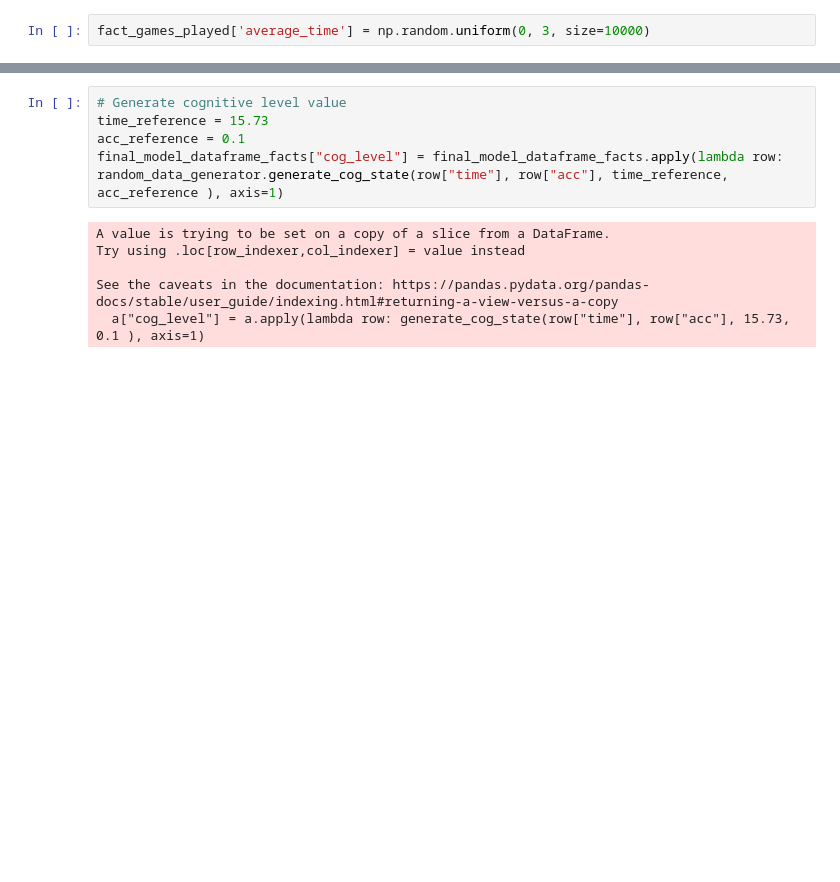
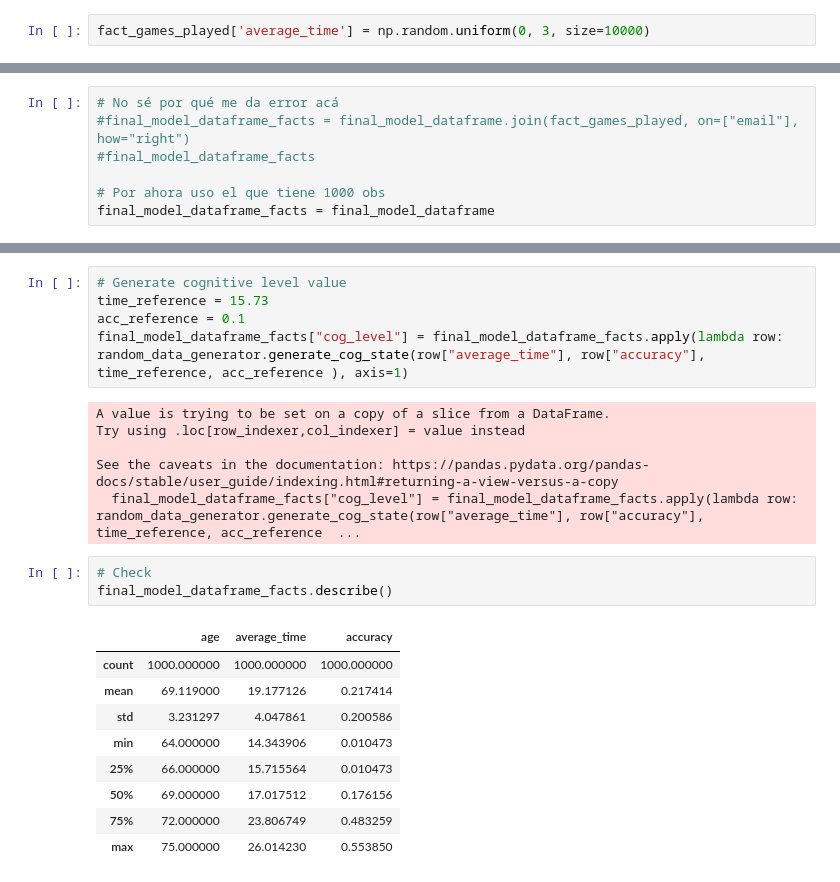
Before and after one commit to carmenvilanova/SeniorTrAIning, a Jupyter notebook: main_data/notebooks/main_notebook.ipynb, the cells around one changed output, grey strips where cells are left out. Cells and saved outputs as stored; diff of their text form; blank space fills up the shorter version.

```diff
--- a/main_data/notebooks/main_notebook.ipynb
+++ b/main_data/notebooks/main_notebook.ipynb
@@ -180,3 +175,10 @@ ValueError: You are trying to merge on object and int64 columns for key 'email'.
+# %%
+# No sé por qué me da error acá
+#final_model_dataframe_facts = final_model_dataframe.join(fact_games_played, on=["email"], how="right")
+#final_model_dataframe_facts
+
+# Por ahora uso el que tiene 1000 obs
+final_model_dataframe_facts = final_model_dataframe
 # %%
 # Make average reaction time and accuracy in game a function of age and education
 final_model_dataframe_facts["average_time"] = final_model_dataframe_facts.apply(lambda row: random_data_generator.generate_reaction_time(row['age'], row['education_level']), axis=1)
@@ -191,10 +212,23 @@ See the caveats in the documentation: https://pandas.pydata.org/pandas-docs/stab
 # Generate cognitive level value
 time_reference = 15.73
 acc_reference = 0.1
-final_model_dataframe_facts["cog_level"] = final_model_dataframe_facts.apply(lambda row: random_data_generator.generate_cog_state(row["time"], row["acc"], time_reference, acc_reference ), axis=1)
+final_model_dataframe_facts["cog_level"] = final_model_dataframe_facts.apply(lambda row: random_data_generator.generate_cog_state(row["average_time"], row["accuracy"], time_reference, acc_reference ), axis=1)
 # %% [output]
 A value is trying to be set on a copy of a slice from a DataFrame.
 Try using .loc[row_indexer,col_indexer] = value instead
 
 See the caveats in the documentation: https://pandas.pydata.org/pandas-docs/stable/user_guide/indexing.html#returning-a-view-versus-a-copy
-  a["cog_level"] = a.apply(lambda row: generate_cog_state(row["time"], row["acc"], 15.73, 0.1 ), axis=1)
+  final_model_dataframe_facts["cog_level"] = final_model_dataframe_facts.apply(lambda row: random_data_generator.generate_cog_state(row["average_time"], row["accuracy"], time_reference, acc_reference  ...
+# %%
+# Check
+final_model_dataframe_facts.describe()
+# %% [output]
+|  | age | average_time | accuracy |
+| count | 1000.000000 | 1000.000000 | 1000.000000 |
+| mean | 69.119000 | 19.177126 | 0.217414 |
+| std | 3.231297 | 4.047861 | 0.200586 |
+| min | 64.000000 | 14.343906 | 0.010473 |
+| 25% | 66.000000 | 15.715564 | 0.010473 |
+| 50% | 69.000000 | 17.017512 | 0.176156 |
+| 75% | 72.000000 | 23.806749 | 0.483259 |
+| max | 75.000000 | 26.014230 | 0.553850 |
```
Also changed, not shown: parts of 13 cells of this notebook, 2 other files.
